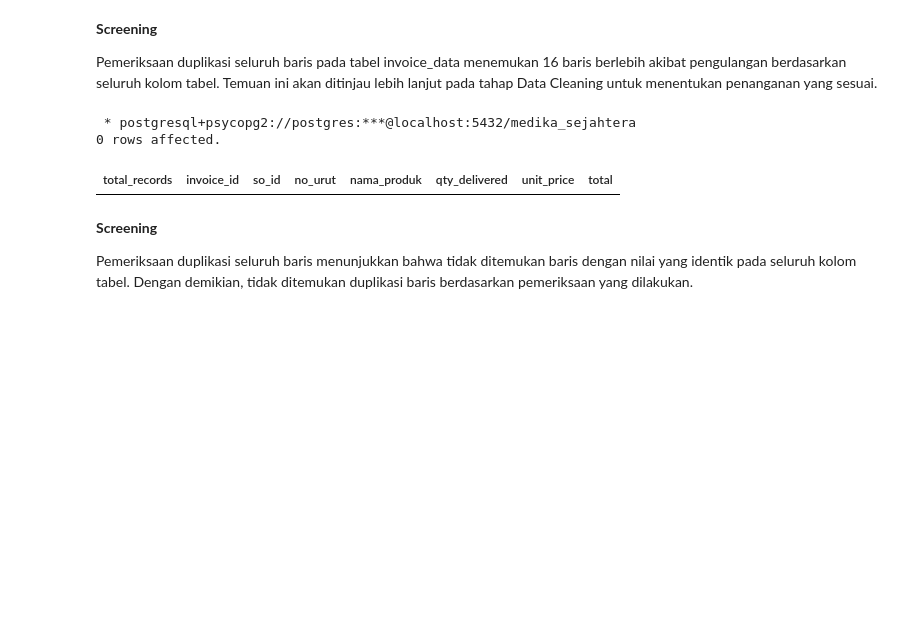
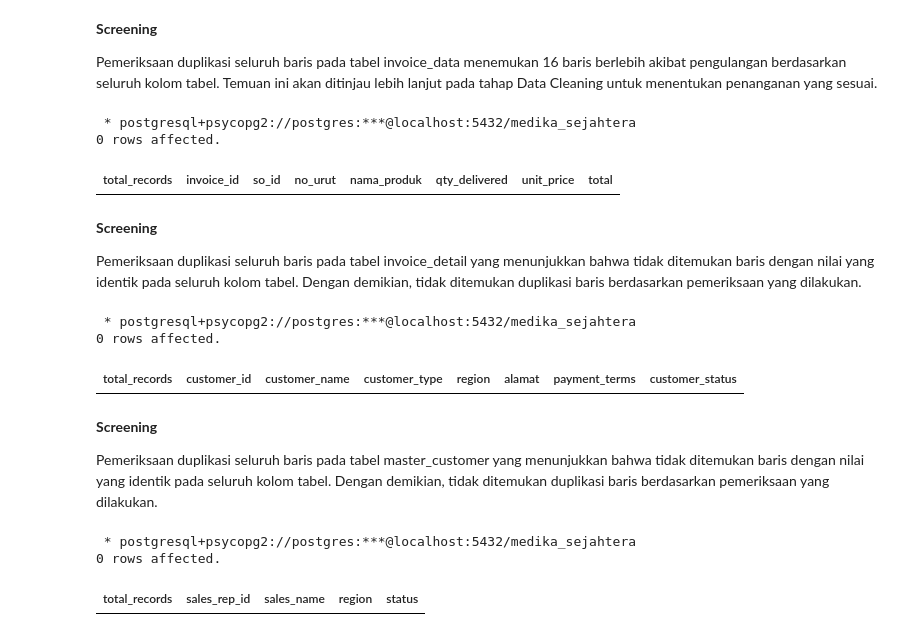
Before and after one commit to Rpfitrah/return-analysis-medika-sejahtera, a Jupyter notebook: Notebook/01_data_understanding.ipynb, the cells around one changed output. Saved outputs shown, nothing was run; the diff lists cells and outputs as text; code cells hidden in the pictures; blank space fills up the shorter version.

```diff
--- a/Notebook/01_data_understanding.ipynb
+++ b/Notebook/01_data_understanding.ipynb
@@ -870,4 +870,55 @@ HAVING COUNT(*) > 1
 # %% [markdown]
 **Screening**
 
-Pemeriksaan duplikasi seluruh baris menunjukkan bahwa tidak ditemukan baris dengan nilai yang identik pada seluruh kolom tabel. Dengan demikian, tidak ditemukan duplikasi baris berdasarkan pemeriksaan yang dilakukan.
+Pemeriksaan duplikasi seluruh baris pada tabel invoice_detail yang menunjukkan bahwa tidak ditemukan baris dengan nilai yang identik pada seluruh kolom tabel. Dengan demikian, tidak ditemukan duplikasi baris berdasarkan pemeriksaan yang dilakukan.
+# %%
+%%sql
+
+SELECT
+    COUNT(*) AS total_records,
+    customer_id,
+    customer_name,
+    customer_type,
+    region,
+    alamat,
+    payment_terms,
+    customer_status
+FROM master_customer
+GROUP BY
+    customer_id,
+    customer_name,
+    customer_type,
+    region,
+    alamat,
+    payment_terms,
+    customer_status
+HAVING COUNT(*) > 1
+# %% [output]
+ * postgresql+psycopg2://postgres:***@localhost:5432/medika_sejahtera
+0 rows affected.
+| total_records | customer_id | customer_name | customer_type | region | alamat | payment_terms | customer_status |
+# %% [markdown]
+**Screening**
+
+Pemeriksaan duplikasi seluruh baris pada tabel master_customer yang menunjukkan bahwa tidak ditemukan baris dengan nilai yang identik pada seluruh kolom tabel. Dengan demikian, tidak ditemukan duplikasi baris berdasarkan pemeriksaan yang dilakukan.
+# %%
+%%sql
+
+SELECT
+    COUNT(*) AS total_records,
+    sales_rep_id,
+    sales_name,
+    region,
+    status
+FROM
+    master_sales_rep
+GROUP BY
+    sales_rep_id,
+    sales_name,
+    region,
+    status
+HAVING COUNT(*) > 1
+# %% [output]
+ * postgresql+psycopg2://postgres:***@localhost:5432/medika_sejahtera
+0 rows affected.
+| total_records | sales_rep_id | sales_name | region | status |
```
Also changed, not shown: parts of 11 cells of this notebook.
